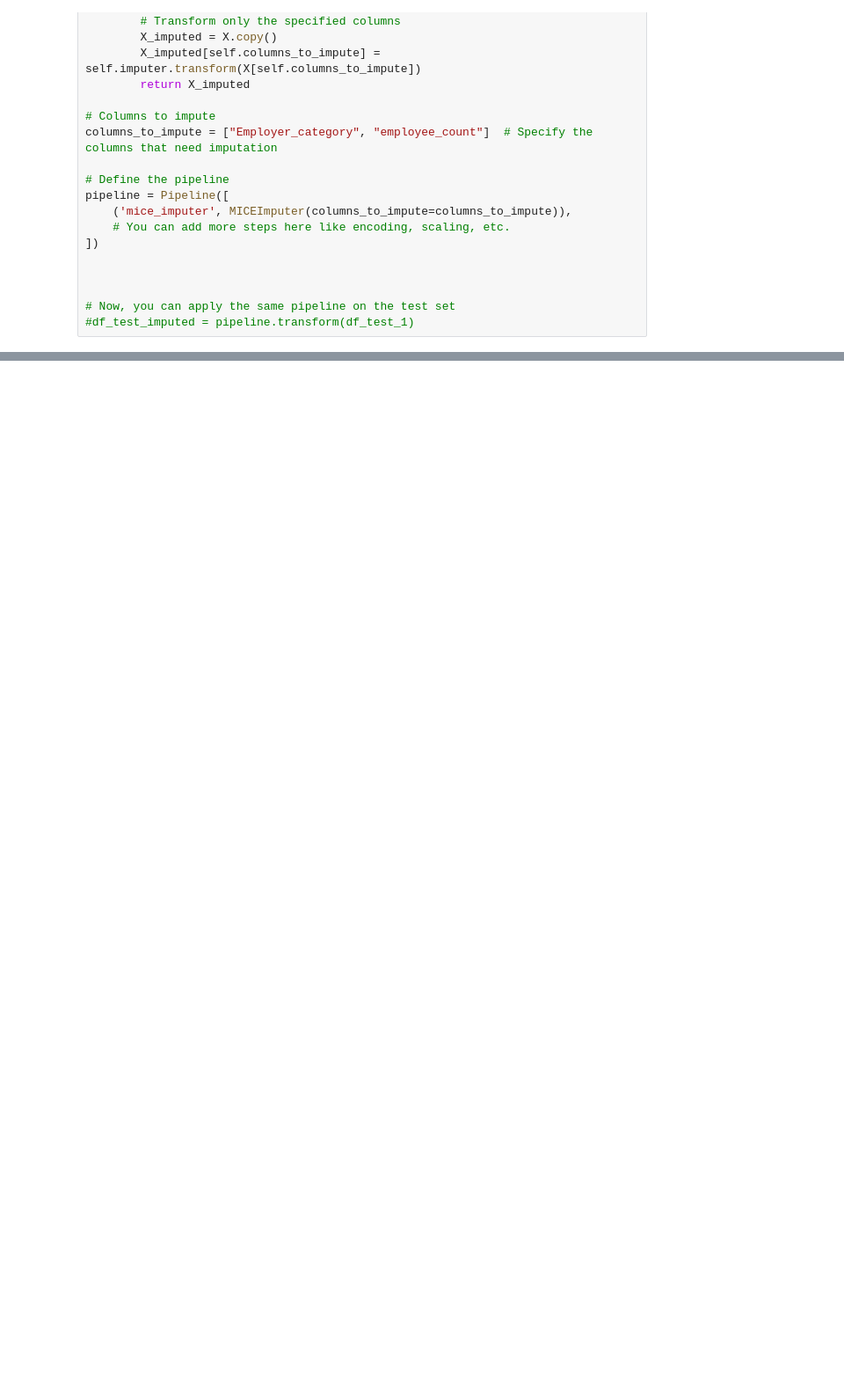
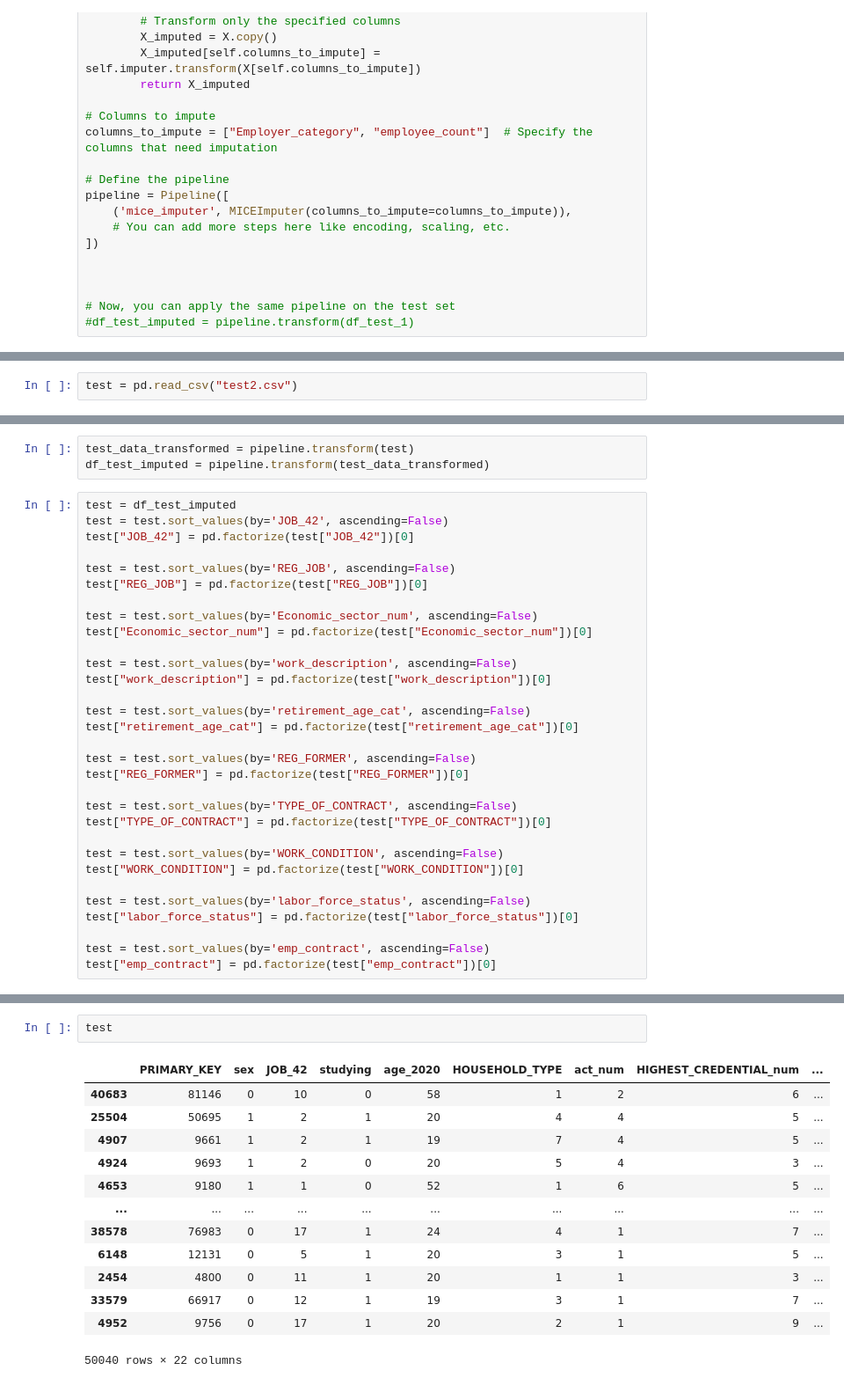
Before and after one commit to rinaaro/Machine-Learning-Project, a Jupyter notebook: attempt.ipynb, the cells around one changed output, grey strips where cells are left out. Shown at 88% size. Cells and saved outputs as stored; diff of their text form; blank space fills up the shorter version.

```diff
--- a/attempt.ipynb
+++ b/attempt.ipynb
@@ -957,0 +1155,2 @@ IntCastingNaNError: Cannot convert non-finite values (NA or inf) to integer
+# %%
+test = pd.read_csv("test2.csv")
@@ -957,0 +1177,34 @@ IntCastingNaNError: Cannot convert non-finite values (NA or inf) to integer
+# %%
+test_data_transformed = pipeline.transform(test)
+df_test_imputed = pipeline.transform(test_data_transformed)
+# %%
+test = df_test_imputed
+test = test.sort_values(by='JOB_42', ascending=False)
+test["JOB_42"] = pd.factorize(test["JOB_42"])[0]
+
+test = test.sort_values(by='REG_JOB', ascending=False)
+test["REG_JOB"] = pd.factorize(test["REG_JOB"])[0]
+
+test = test.sort_values(by='Economic_sector_num', ascending=False)
+test["Economic_sector_num"] = pd.factorize(test["Economic_sector_num"])[0]
+
+test = test.sort_values(by='work_description', ascending=False)
+test["work_description"] = pd.factorize(test["work_description"])[0]
+
+test = test.sort_values(by='retirement_age_cat', ascending=False)
+test["retirement_age_cat"] = pd.factorize(test["retirement_age_cat"])[0]
+
+test = test.sort_values(by='REG_FORMER', ascending=False)
+test["REG_FORMER"] = pd.factorize(test["REG_FORMER"])[0]
+
+test = test.sort_values(by='TYPE_OF_CONTRACT', ascending=False)
+test["TYPE_OF_CONTRACT"] = pd.factorize(test["TYPE_OF_CONTRACT"])[0]
+
+test = test.sort_values(by='WORK_CONDITION', ascending=False)
+test["WORK_CONDITION"] = pd.factorize(test["WORK_CONDITION"])[0]
+
+test = test.sort_values(by='labor_force_status', ascending=False)
+test["labor_force_status"] = pd.factorize(test["labor_force_status"])[0]
+
+test = test.sort_values(by='emp_contract', ascending=False)
+test["emp_contract"] = pd.factorize(test["emp_contract"])[0]
@@ -957,0 +1231,16 @@ IntCastingNaNError: Cannot convert non-finite values (NA or inf) to integer
+# %%
+test
+# %% [output]
+|  | PRIMARY_KEY | sex | JOB_42 | studying | age_2020 | HOUSEHOLD_TYPE | act_num | HIGHEST_CREDENTIAL_num | ... |
+| 40683 | 81146 | 0 | 10 | 0 | 58 | 1 | 2 | 6 | ... |
+| 25504 | 50695 | 1 | 2 | 1 | 20 | 4 | 4 | 5 | ... |
+| 4907 | 9661 | 1 | 2 | 1 | 19 | 7 | 4 | 5 | ... |
+| 4924 | 9693 | 1 | 2 | 0 | 20 | 5 | 4 | 3 | ... |
+| 4653 | 9180 | 1 | 1 | 0 | 52 | 1 | 6 | 5 | ... |
+| ... | ... | ... | ... | ... | ... | ... | ... | ... | ... |
+| 38578 | 76983 | 0 | 17 | 1 | 24 | 4 | 1 | 7 | ... |
+| 6148 | 12131 | 0 | 5 | 1 | 20 | 3 | 1 | 5 | ... |
+| 2454 | 4800 | 0 | 11 | 1 | 20 | 1 | 1 | 3 | ... |
+| 33579 | 66917 | 0 | 12 | 1 | 19 | 3 | 1 | 7 | ... |
+| 4952 | 9756 | 0 | 17 | 1 | 20 | 2 | 1 | 9 | ... |
+50040 rows × 22 columns
```
Also changed, not shown: parts of 49 cells of this notebook, 2 other files.
